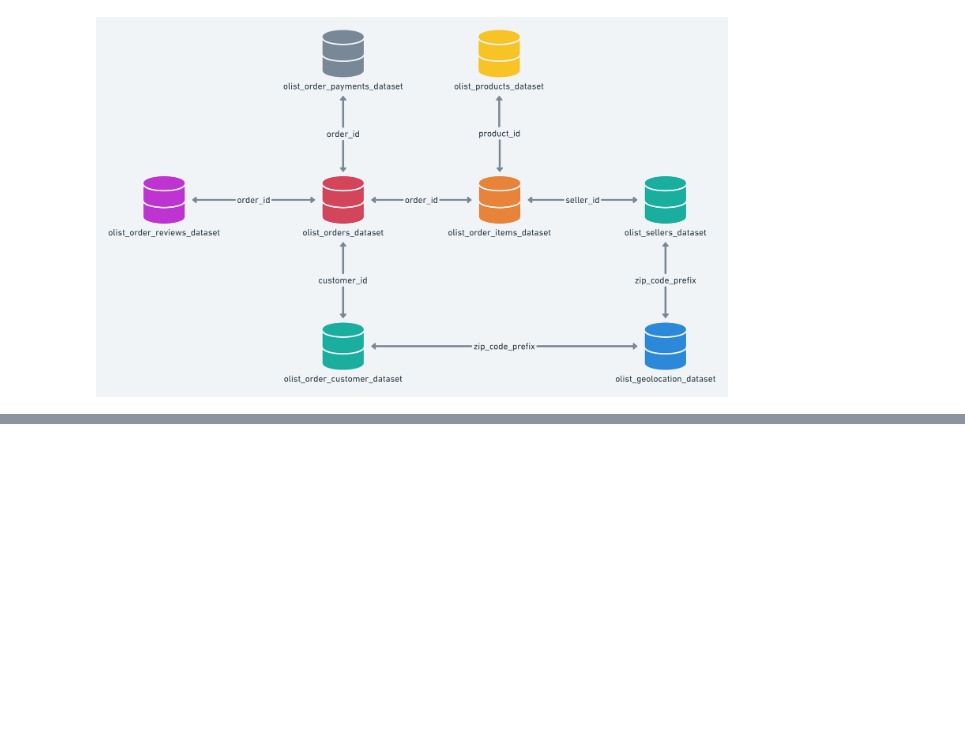
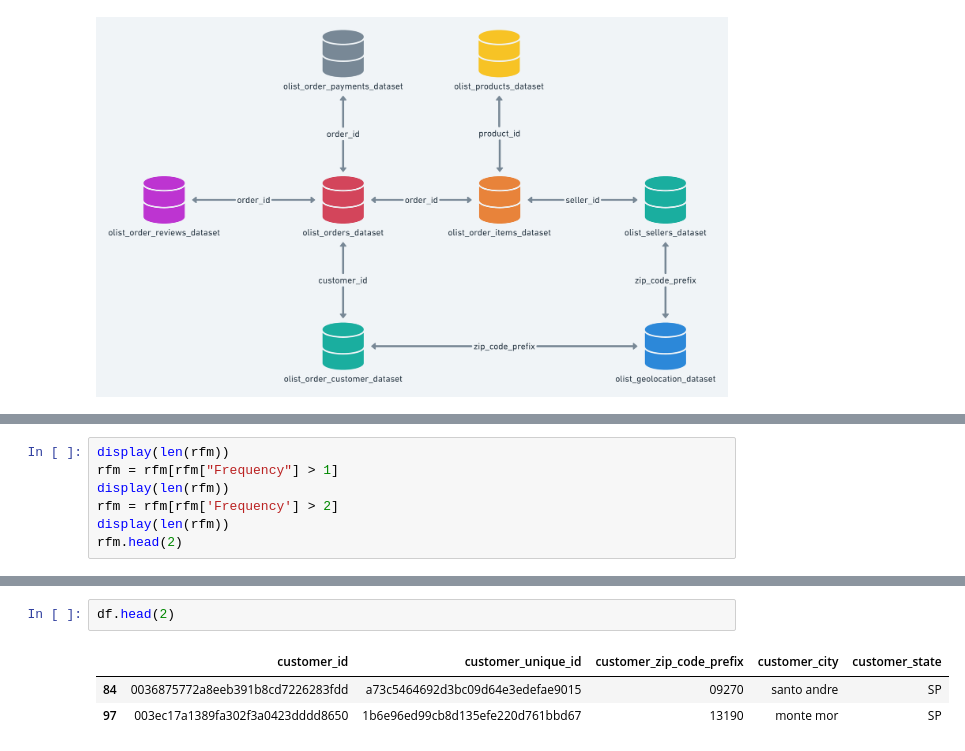
Before and after one commit to HyunsungRyu/Ecommerce_analysis, a Jupyter notebook: olist.ipynb, the cells around one changed output, grey strips where cells are left out. Cells and saved outputs as stored; diff of their text form; blank space fills up the shorter version.

```diff
--- a/brazilian.ipynb
+++ b/olist.ipynb
@@ -169,0 +113,7 @@ None
+# %%
+display(len(rfm))
+rfm = rfm[rfm["Frequency"] > 1]
+display(len(rfm))
+rfm = rfm[rfm['Frequency'] > 2]
+display(len(rfm))
+rfm.head(2)
@@ -169,0 +146,6 @@ None
+# %%
+df.head(2)
+# %% [output]
+|  | customer_id | customer_unique_id | customer_zip_code_prefix | customer_city | customer_state |
+| 84 | 0036875772a8eeb391b8cd7226283fdd | a73c5464692d3bc09d64e3edefae9015 | 09270 | santo andre | SP |
+| 97 | 003ec17a1389fa302f3a0423dddd8650 | 1b6e96ed99cb8d135efe220d761bbd67 | 13190 | monte mor | SP |
```
Also changed, not shown: parts of 22 cells of this notebook, 2 other files.
